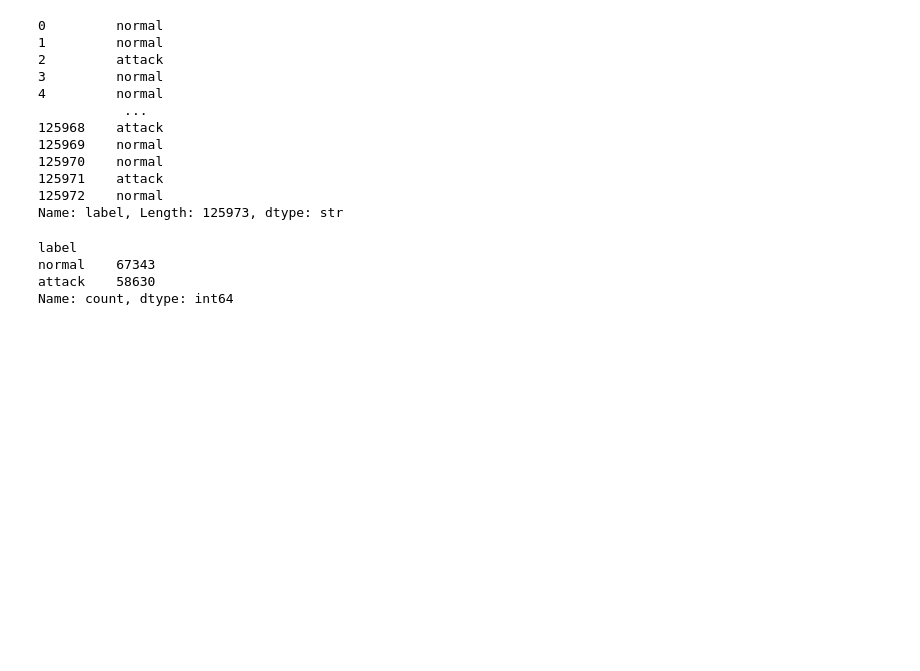
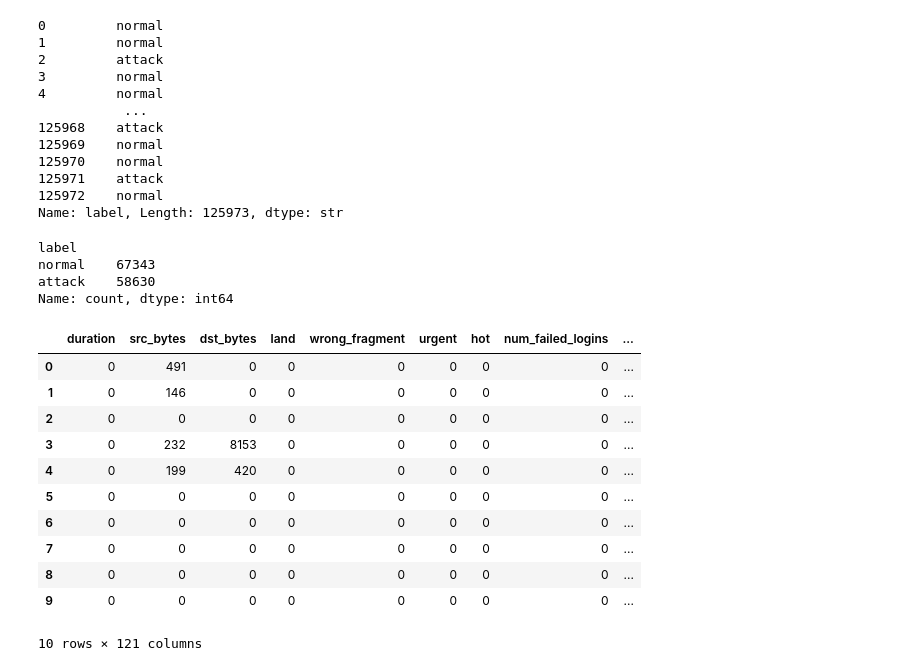
Before and after one commit to MasrafiSiam/ML-Based-Network-Intrusion-Detection-System, a Jupyter notebook: notebooks/01_data_analysis.ipynb, the cells around one changed output. Cells and saved outputs as stored; diff of their text form; code cells hidden in the pictures; blank space fills up the shorter version.

```diff
--- a/notebooks/01_data_analysis.ipynb
+++ b/notebooks/01_data_analysis.ipynb
@@ -91,12 +100,5 @@ columns = [
 # %%
 df = pd.read_csv("../data/KDDTrain+.txt", names = columns)
 
-# Show all columns
-pd.set_option('display.max_columns', None)
-
-# Optional: Don't wrap columns onto multiple lines
-pd.set_option('display.expand_frame_repr', False)
-
-# Show first 10 rows
-print(df.head(10))
+print(df.head())
 # %% [output]
@@ -209,3 +218,26 @@ label
 normal    67343
 attack    58630
 Name: count, dtype: int64
+# %%
+categorical = [
+    'protocol_type',
+    'service',
+    'flag'
+]
+
+df = pd.get_dummies(df, columns=categorical, drop_first=True)
+# %%
+df.head(10)
+# %% [output]
+|  | duration | src_bytes | dst_bytes | land | wrong_fragment | urgent | hot | num_failed_logins | ... |
+| 0 | 0 | 491 | 0 | 0 | 0 | 0 | 0 | 0 | ... |
+| 1 | 0 | 146 | 0 | 0 | 0 | 0 | 0 | 0 | ... |
+| 2 | 0 | 0 | 0 | 0 | 0 | 0 | 0 | 0 | ... |
+| 3 | 0 | 232 | 8153 | 0 | 0 | 0 | 0 | 0 | ... |
+| 4 | 0 | 199 | 420 | 0 | 0 | 0 | 0 | 0 | ... |
+| 5 | 0 | 0 | 0 | 0 | 0 | 0 | 0 | 0 | ... |
+| 6 | 0 | 0 | 0 | 0 | 0 | 0 | 0 | 0 | ... |
+| 7 | 0 | 0 | 0 | 0 | 0 | 0 | 0 | 0 | ... |
+| 8 | 0 | 0 | 0 | 0 | 0 | 0 | 0 | 0 | ... |
+| 9 | 0 | 0 | 0 | 0 | 0 | 0 | 0 | 0 | ... |
+10 rows × 121 columns
```
Also changed, not shown: parts of 14 cells of this notebook.
